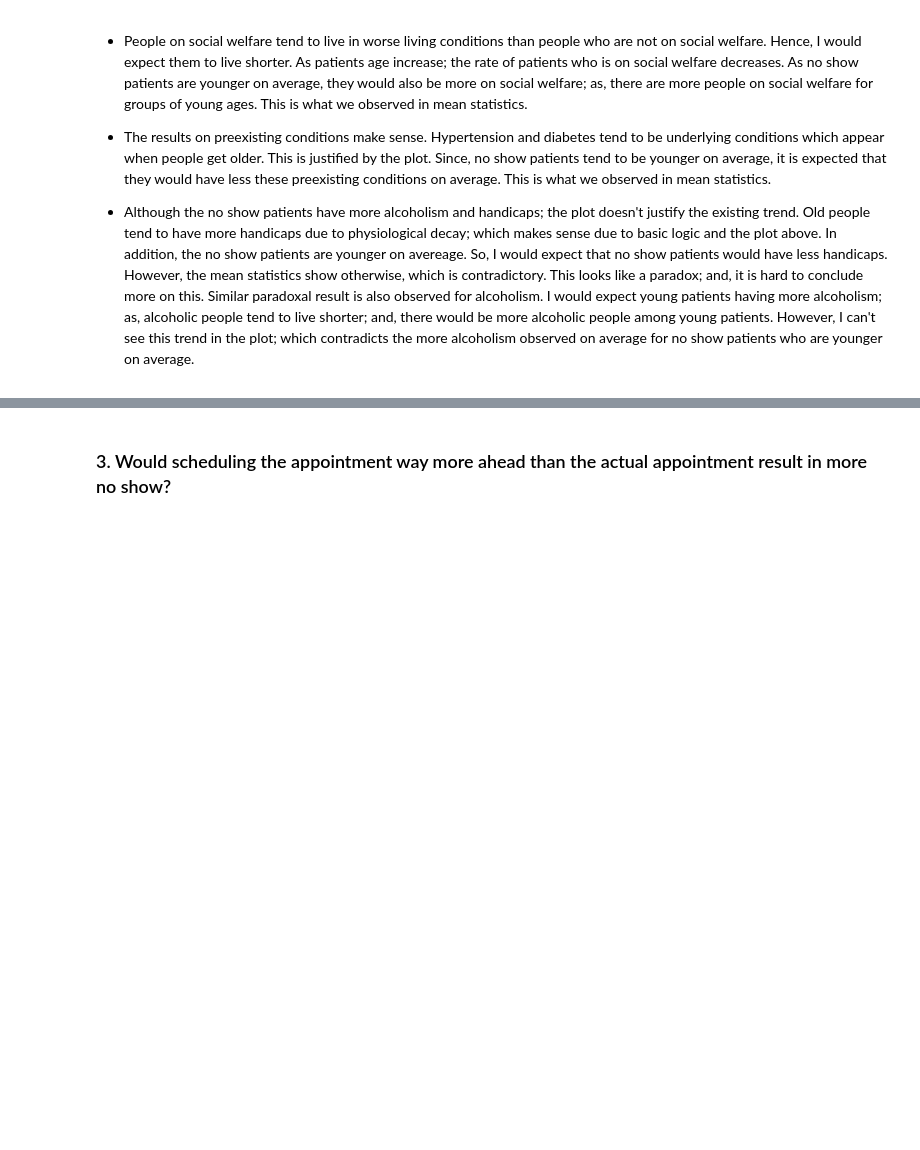
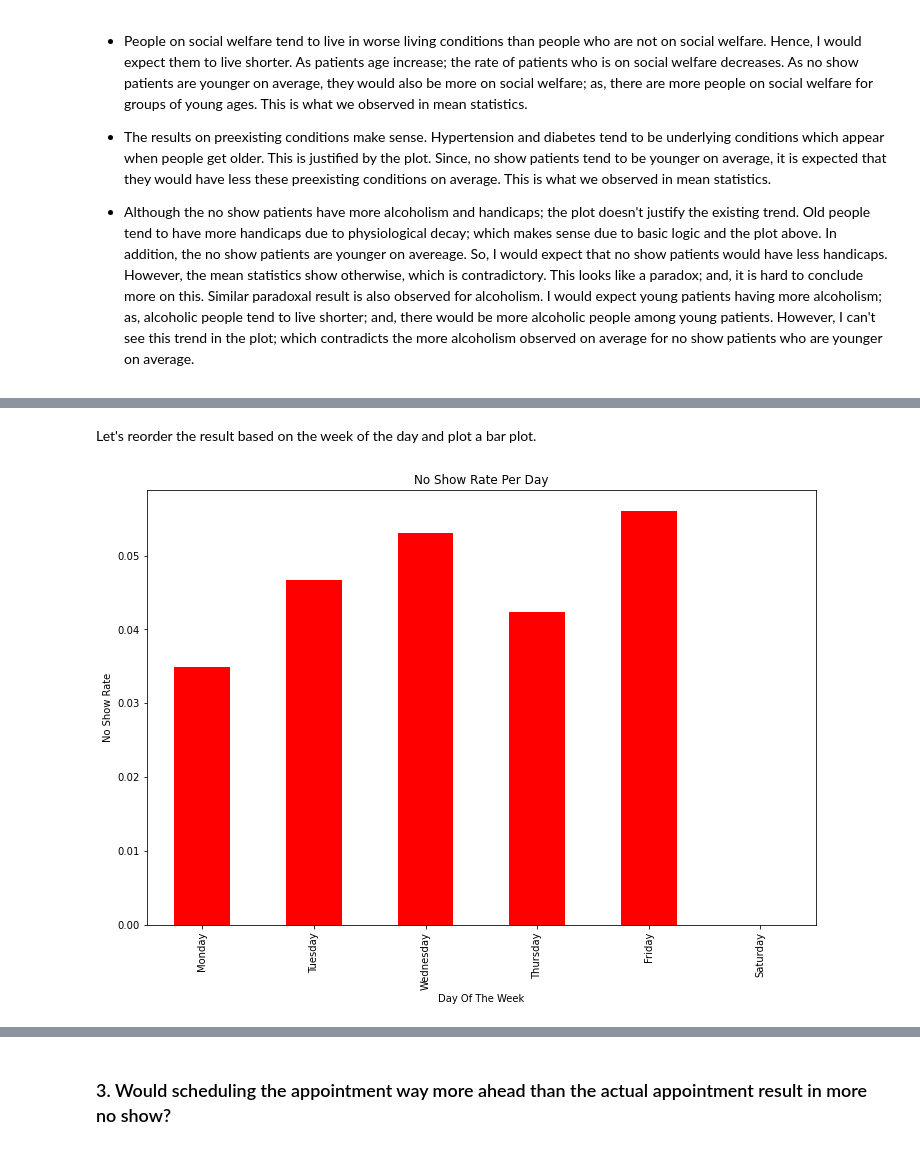
Before and after one commit to kmancuhan/no_show_appointment_analysis, a Jupyter notebook: investigate-a-dataset-template.ipynb, the cells around one changed output, grey strips where cells are left out. Drawn from its saved outputs; the diff is of its cells as text; code cells hidden in the pictures; blank space fills up the shorter version.

```diff
--- a/investigate-a-dataset-template.ipynb
+++ b/investigate-a-dataset-template.ipynb
@@ -396,0 +407,2 @@ plt.title('Change of Characteristic Proportion Over Age');
+# %%
+scheduled_df['month'] = scheduled_df.scheduled_day.dt.month
@@ -396,0 +411,2 @@ plt.title('Change of Characteristic Proportion Over Age');
+# %%
+scheduled_df.no_show = scheduled_df.no_show.replace(to_replace=['Yes', 'No'], value=[1, 0])
@@ -396,0 +415,10 @@ plt.title('Change of Characteristic Proportion Over Age');
+# %%
+def make_bar_plot(series, xlabel, ylabel, title, color='red', figsize=(12, 8)):
+    series.plot(kind='bar', figsize=figsize, color=color)
+    plt.xlabel(xlabel)
+    plt.ylabel(ylabel)
+    plt.title(title);
+# %%
+no_show_rate_per_day = scheduled_df.groupby('day_of_week').no_show.mean()
+no_show_rate_per_month = scheduled_df.groupby('month').no_show.mean()
+no_show_rate_combined = scheduled_df.groupby(['day_of_week', 'month']).no_show.mean()
@@ -396,0 +436,7 @@ plt.title('Change of Characteristic Proportion Over Age');
+# %% [markdown]
+Let's reorder the result based on the week of the day and plot a bar plot.
+# %%
+idx = pd.Index(days[:-1])
+make_bar_plot(no_show_rate_per_day[idx], 'Day Of The Week', 'No Show Rate', 'No Show Rate Per Day')
+# %% [output]
+[figure, added]
```
Also changed, not shown: parts of 13 cells of this notebook.
